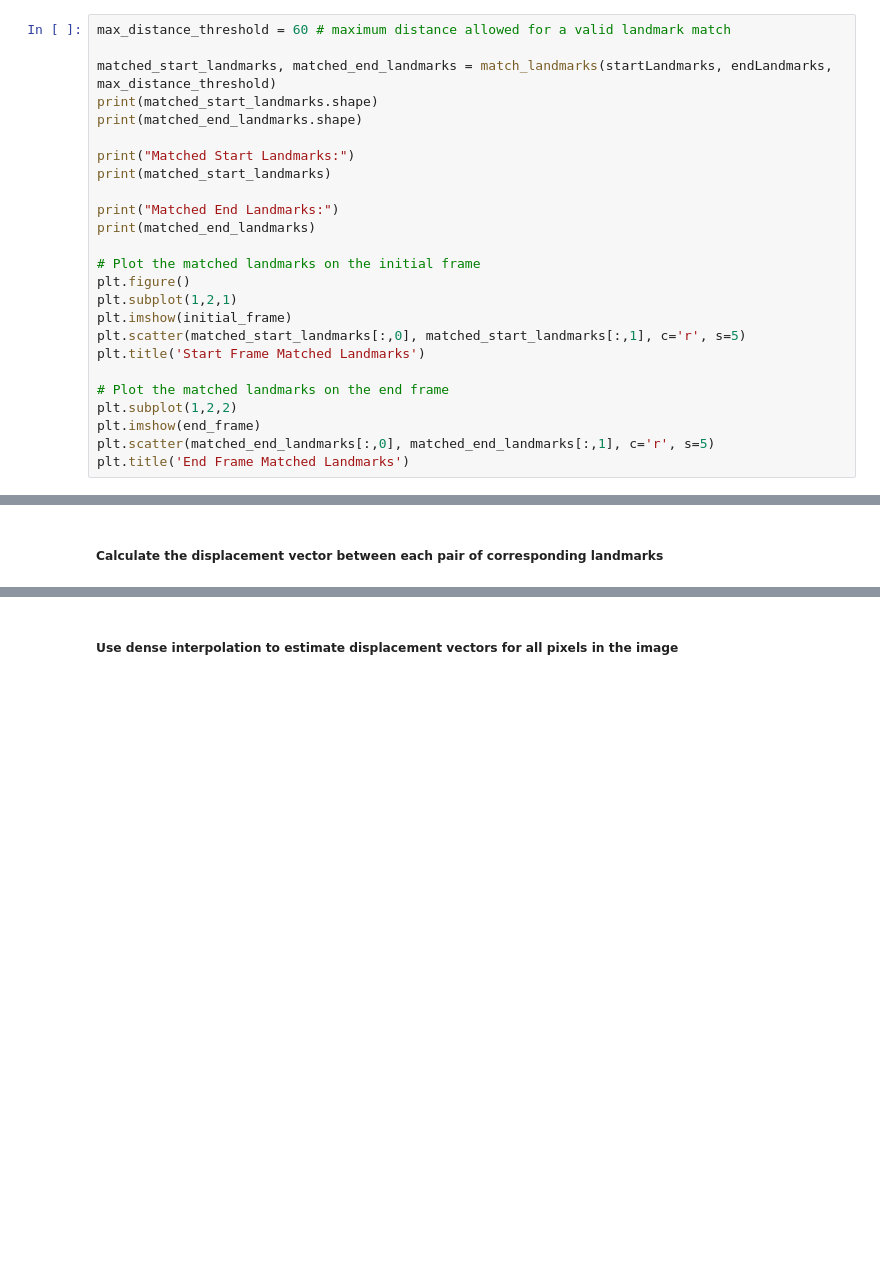
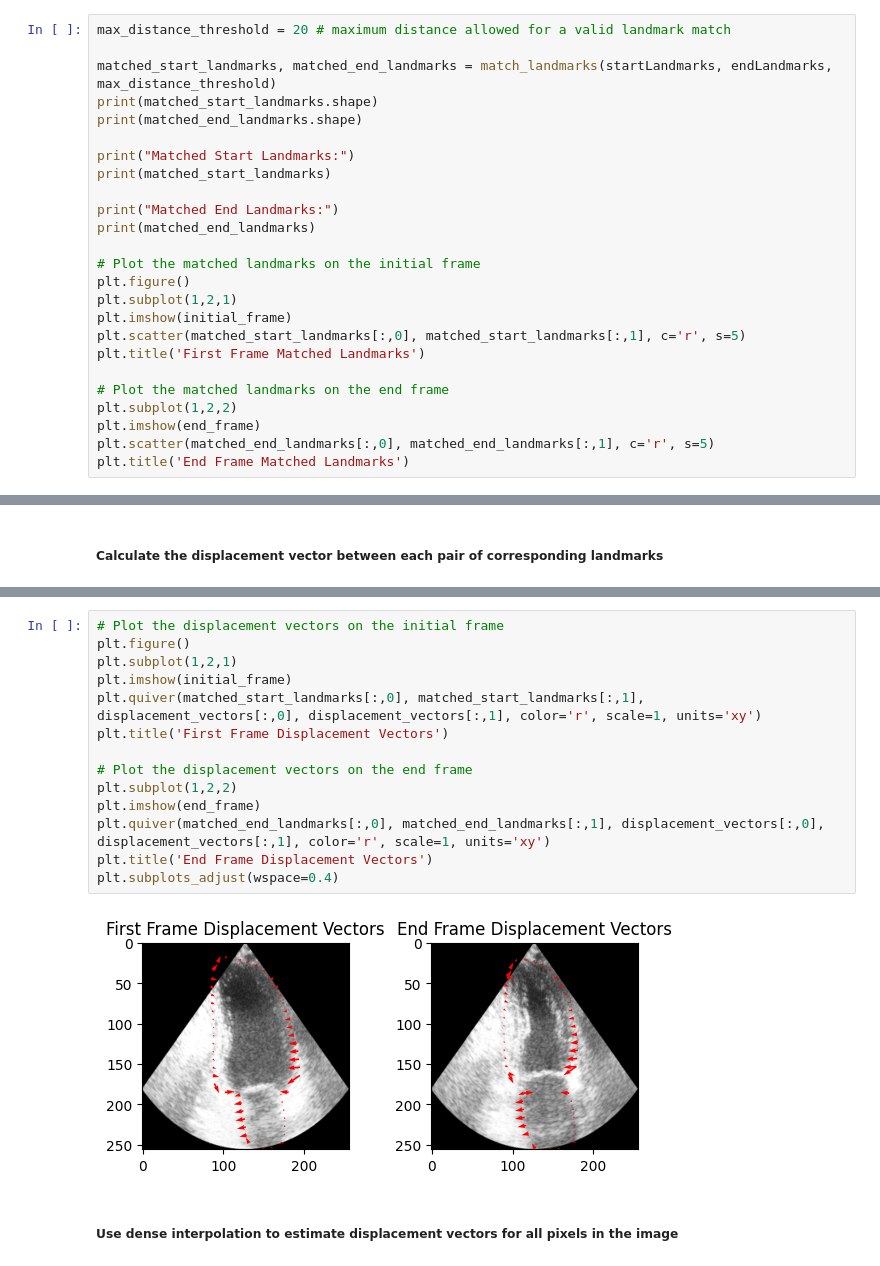
Before and after one commit to basilbatov/deep-learning-usgrt, a Jupyter notebook: data-preprocessing.ipynb, the cells around one changed output, grey strips where cells are left out. Saved outputs shown, nothing was run; the diff lists cells and outputs as text; blank space fills up the shorter version.

```diff
--- a/data-preprocessing.ipynb
+++ b/data-preprocessing.ipynb
@@ -425,5 +422,5 @@ def match_landmarks(start_landmarks, end_landmarks, max_distance_threshold):
 # %%
-max_distance_threshold = 60 # maximum distance allowed for a valid landmark match
+max_distance_threshold = 20 # maximum distance allowed for a valid landmark match
 
 matched_start_landmarks, matched_end_landmarks = match_landmarks(startLandmarks, endLandmarks, max_distance_threshold)
 print(matched_start_landmarks.shape)
@@ -440,7 +437,7 @@ plt.figure()
 plt.subplot(1,2,1)
 plt.imshow(initial_frame)
 plt.scatter(matched_start_landmarks[:,0], matched_start_landmarks[:,1], c='r', s=5)
-plt.title('Start Frame Matched Landmarks')
+plt.title('First Frame Matched Landmarks')
 
 # Plot the matched landmarks on the end frame
 plt.subplot(1,2,2)
@@ -490,6 +487,22 @@ Displacement Vectors: [[  1   4]
  [ -4  -1]
  [ -4   0]
  [  2   1]]
+# %%
+# Plot the displacement vectors on the initial frame
+plt.figure()
+plt.subplot(1,2,1)
+plt.imshow(initial_frame)
+plt.quiver(matched_start_landmarks[:,0], matched_start_landmarks[:,1], displacement_vectors[:,0], displacement_vectors[:,1], color='r', scale=1, units='xy')
+plt.title('First Frame Displacement Vectors')
+
+# Plot the displacement vectors on the end frame
+plt.subplot(1,2,2)
+plt.imshow(end_frame)
+plt.quiver(matched_end_landmarks[:,0], matched_end_landmarks[:,1], displacement_vectors[:,0], displacement_vectors[:,1], color='r', scale=1, units='xy')
+plt.title('End Frame Displacement Vectors')
+plt.subplots_adjust(wspace=0.4)
+# %% [output]
+[figure, added]
 # %% [markdown]
 ##### Use dense interpolation to estimate displacement vectors for all pixels in the image
 # %%
```
Also changed, not shown: parts of 24 cells of this notebook.
